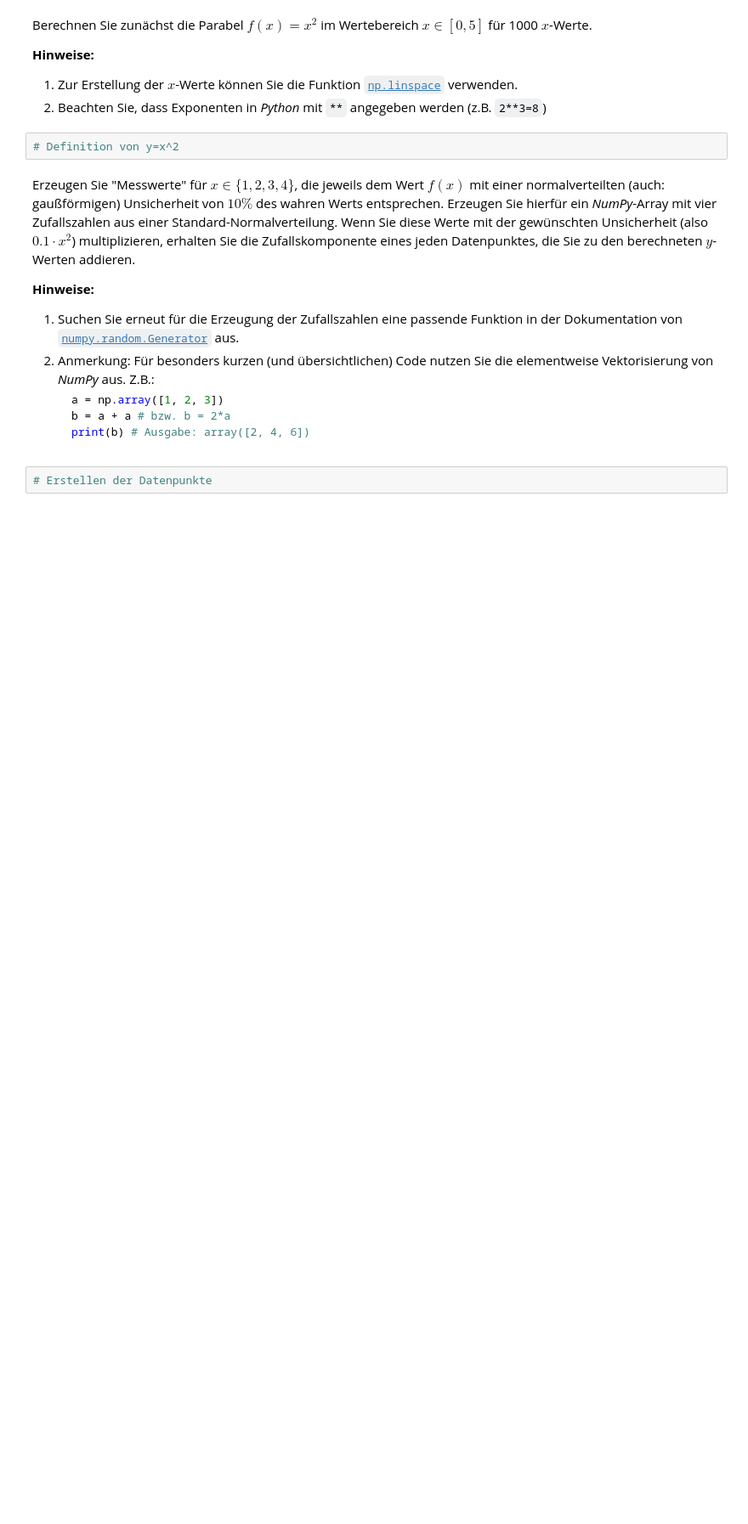
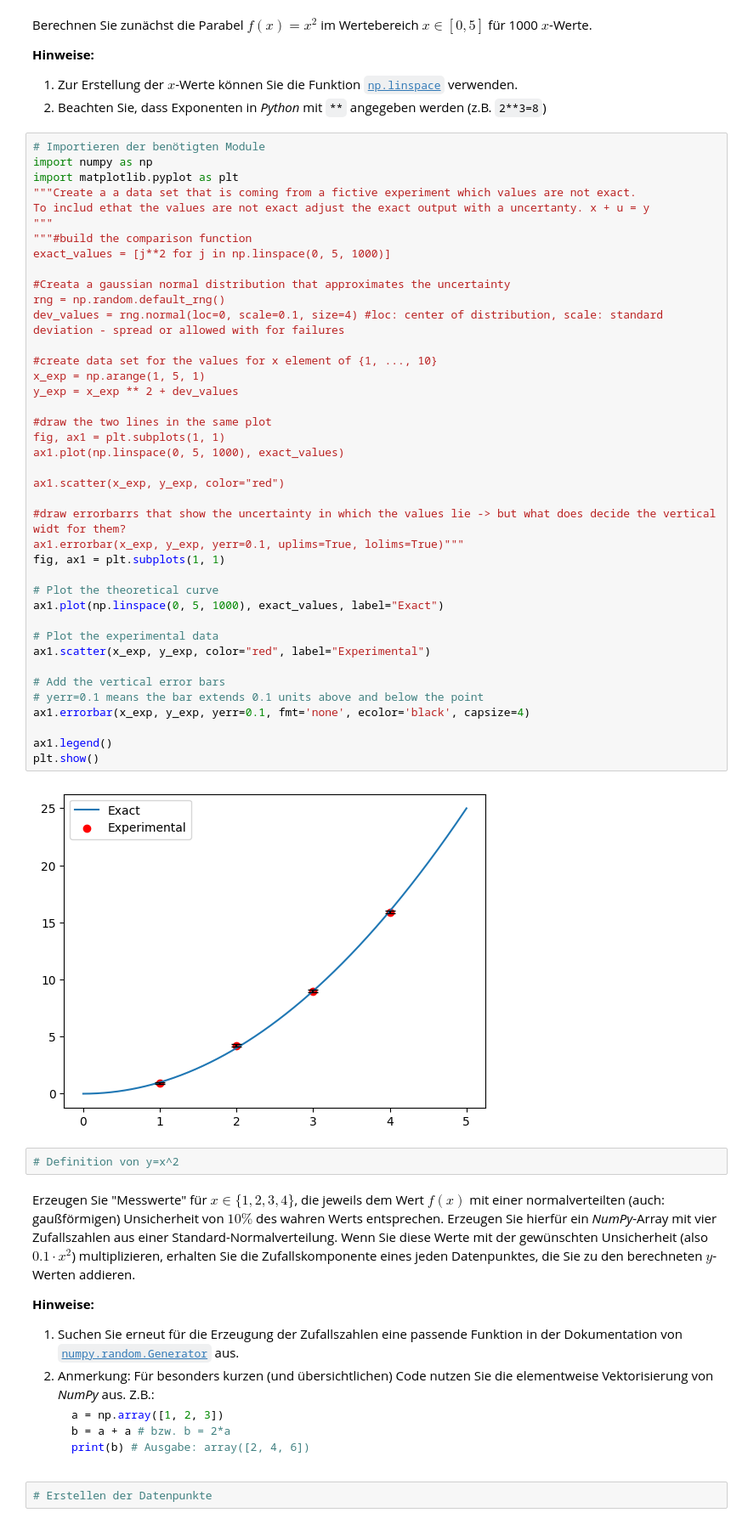
Before and after one commit to jrlk000/CgDa, a Jupyter notebook: SS25/Blatt01.ipynb, the cells around one changed output. Shown at 85% size. Cells and saved outputs as stored; diff of their text form; blank space fills up the shorter version.

Commit message:
Task 2 first approach and first time working with errorbar.

```diff
--- a/SS25/Blatt01.ipynb
+++ b/SS25/Blatt01.ipynb
@@ -113,6 +109,48 @@ Berechnen Sie zunächst die Parabel $f(x)=x^2$ im Wertebereich $x \in [0, 5]$ f
 **Hinweise:**<br>
 1. Zur Erstellung der $x$-Werte können Sie die Funktion [`np.linspace`](https://numpy.org/doc/stable/reference/generated/numpy.linspace.html) verwenden.
 2. Beachten Sie, dass Exponenten in *Python* mit `**` angegeben werden (z.B. `2**3=8`)
+# %%
+# Importieren der benötigten Module
+import numpy as np
+import matplotlib.pyplot as plt
+"""Create a a data set that is coming from a fictive experiment which values are not exact.
+To includ ethat the values are not exact adjust the exact output with a uncertanty. x + u = y
+"""
+"""#build the comparison function
+exact_values = [j**2 for j in np.linspace(0, 5, 1000)]
+
+#Creata a gaussian normal distribution that approximates the uncertainty
+rng = np.random.default_rng()
+dev_values = rng.normal(loc=0, scale=0.1, size=4) #loc: center of distribution, scale: standard deviation - spread or allowed with for failures
+
+#create data set for the values for x element of {1, ..., 10}
+x_exp = np.arange(1, 5, 1)
+y_exp = x_exp ** 2 + dev_values
+
+#draw the two lines in the same plot
+fig, ax1 = plt.subplots(1, 1)
+ax1.plot(np.linspace(0, 5, 1000), exact_values)
+
+ax1.scatter(x_exp, y_exp, color="red")
+
+#draw errorbarrs that show the uncertainty in which the values lie -> but what does decide the vertical widt for them?
+ax1.errorbar(x_exp, y_exp, yerr=0.1, uplims=True, lolims=True)"""
+fig, ax1 = plt.subplots(1, 1)
+
+# Plot the theoretical curve
+ax1.plot(np.linspace(0, 5, 1000), exact_values, label="Exact")
+
+# Plot the experimental data
+ax1.scatter(x_exp, y_exp, color="red", label="Experimental")
+
+# Add the vertical error bars
+# yerr=0.1 means the bar extends 0.1 units above and below the point
+ax1.errorbar(x_exp, y_exp, yerr=0.1, fmt='none', ecolor='black', capsize=4)
+
+ax1.legend()
+plt.show()
+# %% [output]
+[figure, added]
 # %%
 # Definition von y=x^2
 # %% [markdown]
```
Also changed, not shown: parts of 1 cell of this notebook.
